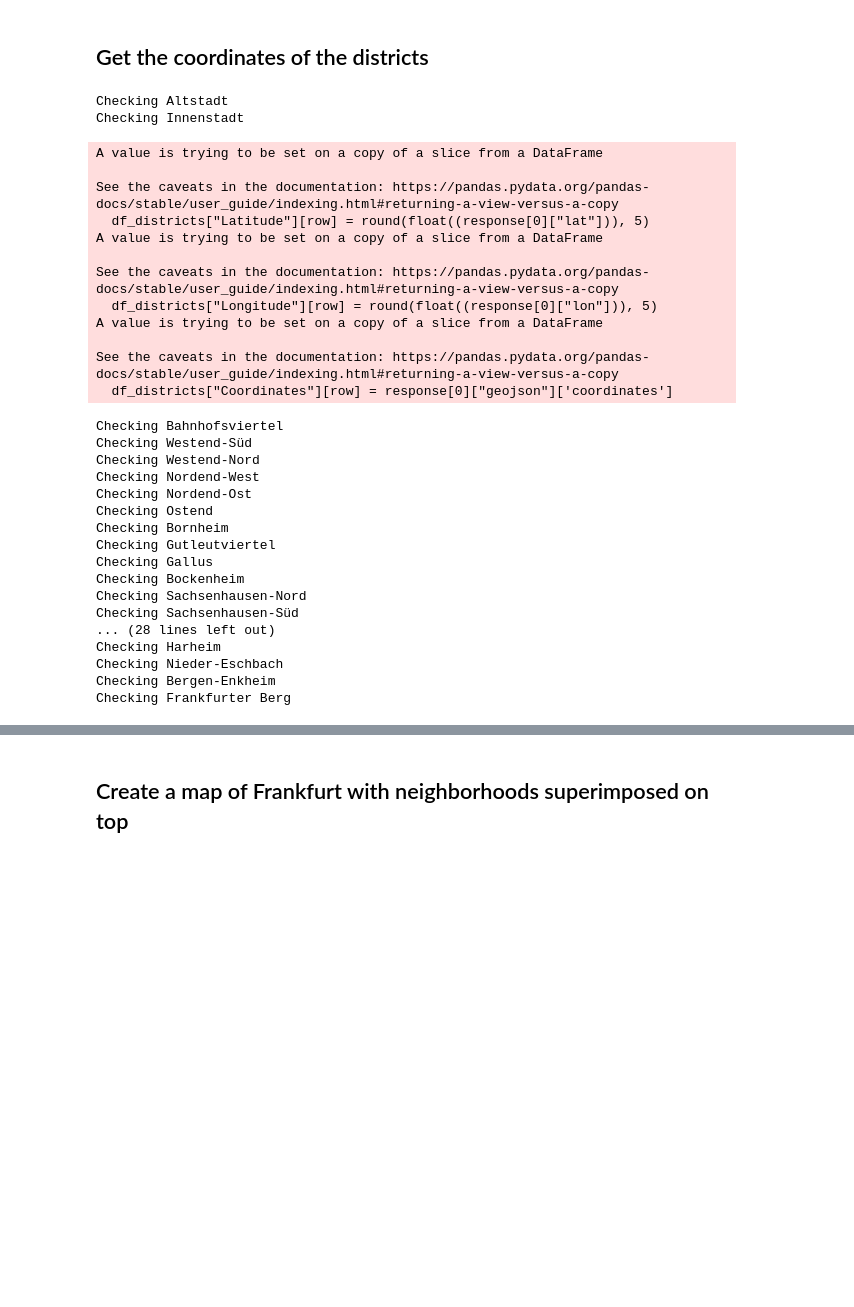
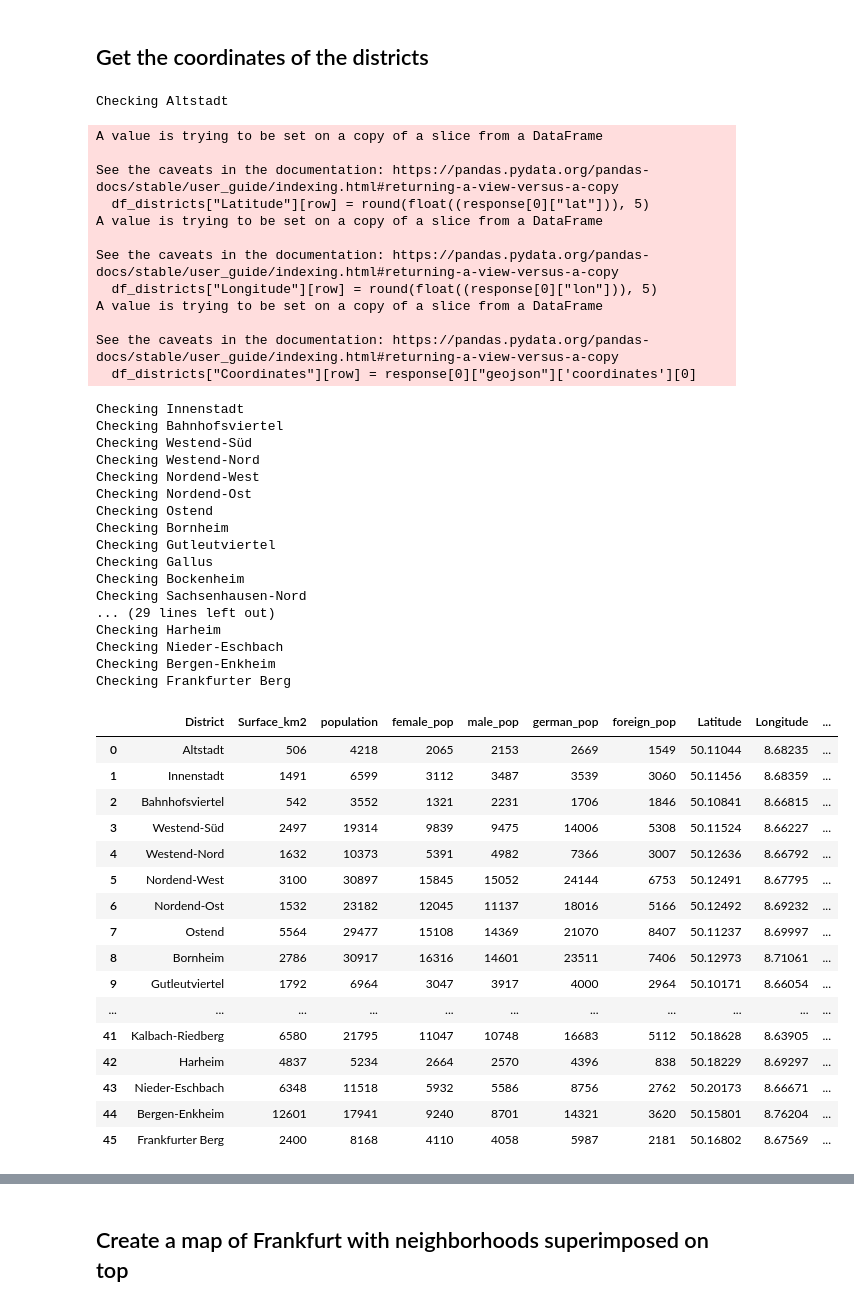
Before and after one commit to incardo/Coursera_Capstone, a Jupyter notebook: Coursera Capstone project.ipynb, the cells around one changed output, grey strips where cells are left out. Drawn from its saved outputs; the diff is of its cells as text; code cells hidden in the pictures; blank space fills up the shorter version.

```diff
--- a/Coursera Capstone project.ipynb
+++ b/Coursera Capstone project.ipynb
@@ -109,41 +117,67 @@ for row, district in enumerate(df_districts["District"]):
             response = requests.get(url).json()
             df_districts["Latitude"][row] = round(float((response[0]["lat"])), 5)
             df_districts["Longitude"][row] = round(float((response[0]["lon"])), 5)
-            df_districts["Coordinates"][row] = response[0]["geojson"]['coordinates']
+            df_districts["Coordinates"][row] = response[0]["geojson"]['coordinates'][0]
             downloaded = True
         except:
               print("Error with district download - trying again")
 
 #df_districts
+
+import geopandas as gpd
+from shapely.geometry import Polygon
+import ast
+
+#df_districts['Coordinates'] = df_districts['Coordinates'].apply(lambda x: ast.literal_eval(x))
+
+df_districts['geometry'] = df_districts['Coordinates'].apply(lambda x: Polygon(x))
+df_districts = gpd.GeoDataFrame(df_districts, geometry=df_districts["geometry"])
+df_districts.set_crs(epsg=4326, inplace=True)
 # %% [output]
 Checking Altstadt
-Checking Innenstadt
 A value is trying to be set on a copy of a slice from a DataFrame
 
 See the caveats in the documentation: https://pandas.pydata.org/pandas-docs/stable/user_guide/indexing.html#returning-a-view-versus-a-copy
   df_districts["Latitude"][row] = round(float((response[0]["lat"])), 5)
 A value is trying to be set on a copy of a slice from a DataFrame
 
 See the caveats in the documentation: https://pandas.pydata.org/pandas-docs/stable/user_guide/indexing.html#returning-a-view-versus-a-copy
   df_districts["Longitude"][row] = round(float((response[0]["lon"])), 5)
 A value is trying to be set on a copy of a slice from a DataFrame
 
 See the caveats in the documentation: https://pandas.pydata.org/pandas-docs/stable/user_guide/indexing.html#returning-a-view-versus-a-copy
-  df_districts["Coordinates"][row] = response[0]["geojson"]['coordinates']
+  df_districts["Coordinates"][row] = response[0]["geojson"]['coordinates'][0]
+Checking Innenstadt
 Checking Bahnhofsviertel
 Checking Westend-Süd
 Checking Westend-Nord
 Checking Nordend-West
 Checking Nordend-Ost
 Checking Ostend
 Checking Bornheim
 Checking Gutleutviertel
 Checking Gallus
 Checking Bockenheim
 Checking Sachsenhausen-Nord
-Checking Sachsenhausen-Süd
-... (28 lines left out)
+... (29 lines left out)
 Checking Harheim
 Checking Nieder-Eschbach
 Checking Bergen-Enkheim
 Checking Frankfurter Berg
+|  | District | Surface_km2 | population | female_pop | male_pop | german_pop | foreign_pop | Latitude | Longitude | ... |
+| 0 | Altstadt | 506 | 4218 | 2065 | 2153 | 2669 | 1549 | 50.11044 | 8.68235 | ... |
+| 1 | Innenstadt | 1491 | 6599 | 3112 | 3487 | 3539 | 3060 | 50.11456 | 8.68359 | ... |
+| 2 | Bahnhofsviertel | 542 | 3552 | 1321 | 2231 | 1706 | 1846 | 50.10841 | 8.66815 | ... |
+| 3 | Westend-Süd | 2497 | 19314 | 9839 | 9475 | 14006 | 5308 | 50.11524 | 8.66227 | ... |
+| 4 | Westend-Nord | 1632 | 10373 | 5391 | 4982 | 7366 | 3007 | 50.12636 | 8.66792 | ... |
+| 5 | Nordend-West | 3100 | 30897 | 15845 | 15052 | 24144 | 6753 | 50.12491 | 8.67795 | ... |
+| 6 | Nordend-Ost | 1532 | 23182 | 12045 | 11137 | 18016 | 5166 | 50.12492 | 8.69232 | ... |
+| 7 | Ostend | 5564 | 29477 | 15108 | 14369 | 21070 | 8407 | 50.11237 | 8.69997 | ... |
+| 8 | Bornheim | 2786 | 30917 | 16316 | 14601 | 23511 | 7406 | 50.12973 | 8.71061 | ... |
+| 9 | Gutleutviertel | 1792 | 6964 | 3047 | 3917 | 4000 | 2964 | 50.10171 | 8.66054 | ... |
+| ... | ... | ... | ... | ... | ... | ... | ... | ... | ... | ... |
+| 41 | Kalbach-Riedberg | 6580 | 21795 | 11047 | 10748 | 16683 | 5112 | 50.18628 | 8.63905 | ... |
+| 42 | Harheim | 4837 | 5234 | 2664 | 2570 | 4396 | 838 | 50.18229 | 8.69297 | ... |
+| 43 | Nieder-Eschbach | 6348 | 11518 | 5932 | 5586 | 8756 | 2762 | 50.20173 | 8.66671 | ... |
+| 44 | Bergen-Enkheim | 12601 | 17941 | 9240 | 8701 | 14321 | 3620 | 50.15801 | 8.76204 | ... |
+| 45 | Frankfurter Berg | 2400 | 8168 | 4110 | 4058 | 5987 | 2181 | 50.16802 | 8.67569 | ... |
```
Also changed, not shown: parts of 42 cells of this notebook.
